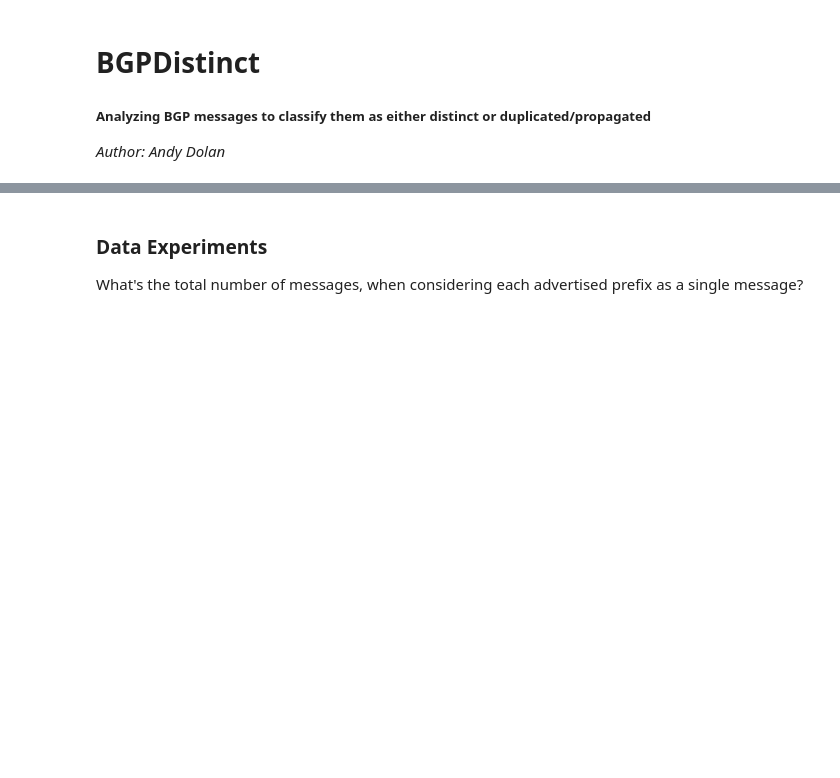
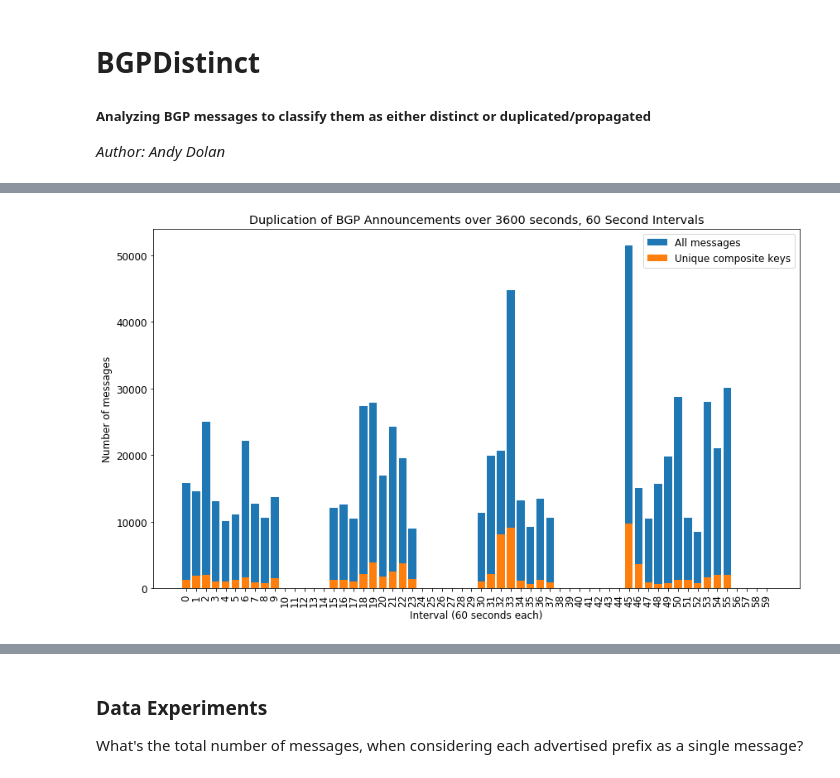
Before and after one commit to adolan5/BGPDistinct, a Jupyter notebook: notebooks/BGPDistinct.ipynb, the cells around one changed output, grey strips where cells are left out. Cells and saved outputs as stored; diff of their text form; code cells hidden in the pictures; blank space fills up the shorter version.

```diff
--- a/notebooks/BGPDistinct.ipynb
+++ b/notebooks/BGPDistinct.ipynb
@@ -68,0 +153,47 @@ Note the elements in the example above that will be used as inputs to the networ
+# %%
+# Set global font size for matplotlib
+plt.rcParams.update({'font.size': 12})
+
+# Get the number of unique composite keys for each minute of the full hour
+# comps_per_min = len(set([tuple(s.get('composite').values()) for s in subset]
+def show_duplication(data, interval=10, use_xticks=True):
+    """Produce a graph that illustrates how much duplication takes place during
+    every interval.
+    Args:
+    data (list): The data to analyze.
+    interval (int): The number of seconds per bucket for which to
+        collect messages.
+    use_xticks (bool): Whether or not to label each interval of
+        the resulting graph.
+    """
+    comps_per_int = []
+    messages_per_int = []
+    start_time = data[0].get('time')
+    end_time = data[-1].get('time')
+    for i in range((end_time -start_time) // interval):
+        bucket_start = start_time + (interval * i)
+        bucket_end = bucket_start + interval
+        all_comps = [tuple(s.get('composite').values())
+                            for s in data if bucket_start <= s.get('time') < bucket_end]
+        comps_per_int.append(len(set(all_comps)))
+        messages_per_int.append(len(all_comps))
+
+    # Create and label the chart
+    fig, ax = plt.subplots()
+    fig.set_size_inches(14, 8)
+    plt.xticks(rotation=90)
+    plt.tick_params(bottom=use_xticks, labelbottom=use_xticks)
+    plt.title('Duplication of BGP Announcements over {} seconds, {} Second Intervals'.format((end_time - start_time), interval))
+    plt.xlabel('Interval ({} seconds each)'.format(interval))
+    plt.ylabel('Number of messages')
+
+    # Create bars and legend
+    interval_labels = [str(x) for x in range(len(messages_per_int))]
+    all_bar = ax.bar(interval_labels, messages_per_int)
+    unique_bar = ax.bar(interval_labels, comps_per_int)
+    plt.legend([all_bar, unique_bar], ['All messages', 'Unique composite keys'])
+    plt.show()
+# %%
+show_duplication(large_de.extracted_data, 60)
+# %% [output]
+[figure, added]
```
Also changed, not shown: parts of 30 cells of this notebook.
